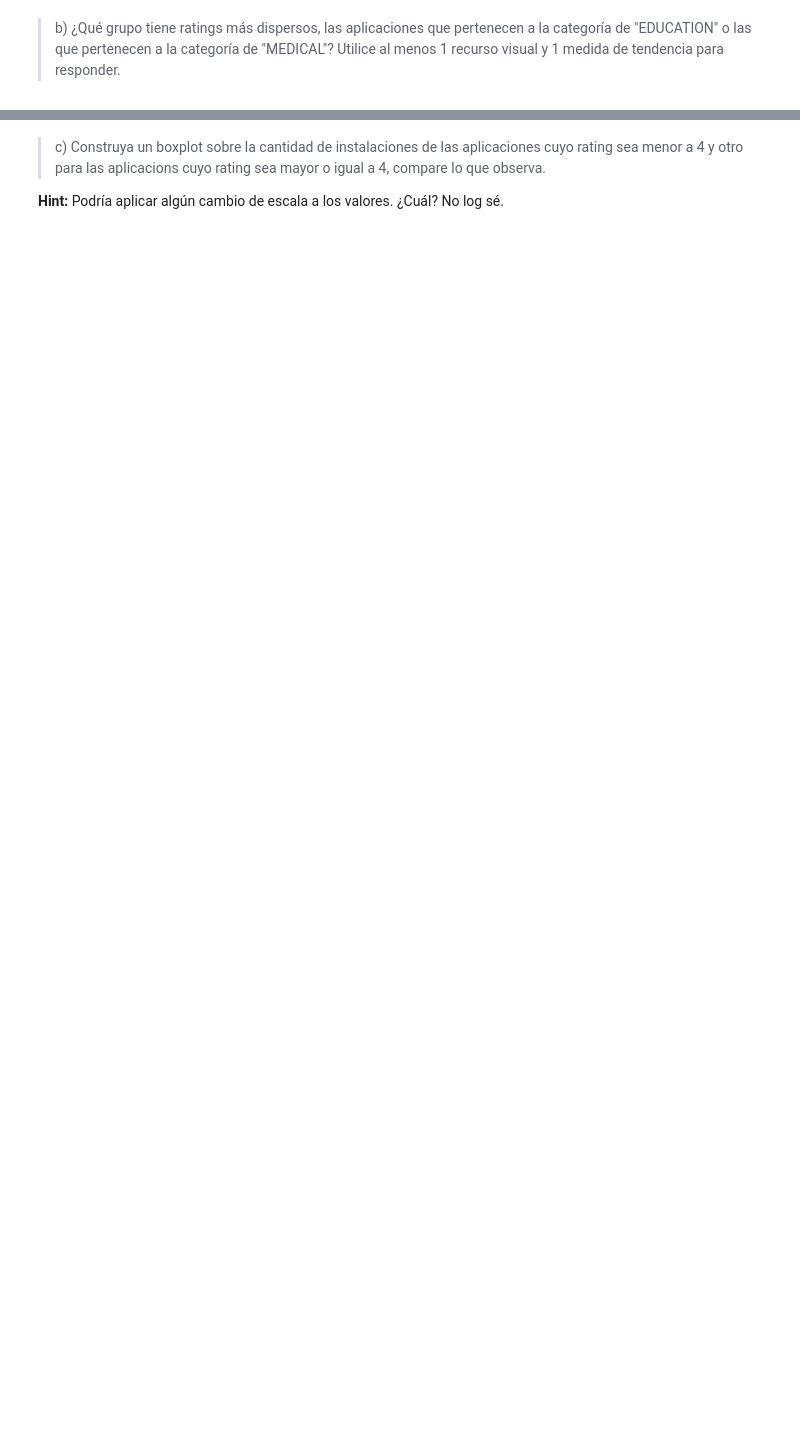
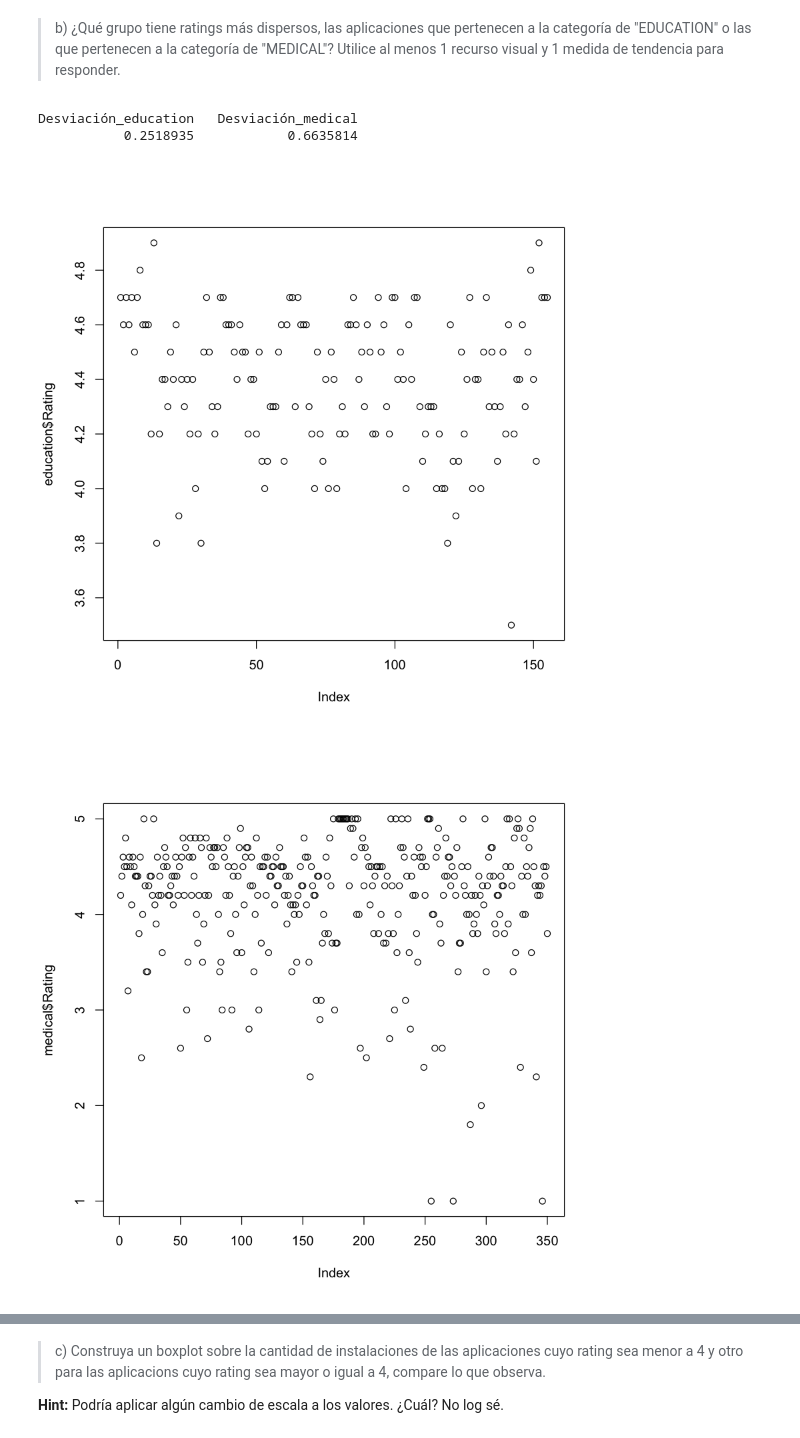
Before and after one commit to jpjorquera/Lab1-Estaca, a Jupyter notebook: Laboratorio 1.ipynb, the cells around one changed output, grey strips where cells are left out. Cells and saved outputs as stored; diff of their text form; code cells hidden in the pictures; blank space fills up the shorter version.

```diff
--- a/Laboratorio 1.ipynb
+++ b/Laboratorio 1.ipynb
@@ -99,2 +92,11 @@ El archivo a utilizar es "googleplaystore.csv" y para información extra puede r
+# %%
+datos <- read.csv("googleplaystore.csv")
+#Eliminar fila con categoria = 1.9
+datos<- datos[datos$Category != "1.9", ]
+#Eliminar filas NaN
+datos<- datos[datos$Type != 'NaN', ]
+datos<- datos[datos$Rating != 'NaN', ]
+#Rating a numeros
+datos$Rating <- as.numeric(datos$Rating)
 # %% [markdown]
 >a) ¿Es posible observar alguna concentración de ratings de las aplicaciones en torno a un intervalo? Si su respuesta es sí, ¿Qué rango/s tiene/n mayor concentración?
@@ -101,2 +120,20 @@ El archivo a utilizar es "googleplaystore.csv" y para información extra puede r
 # %% [markdown]
 >b) ¿Qué grupo tiene ratings más dispersos, las aplicaciones que pertenecen a la categoría de "EDUCATION" o las que pertenecen a la categoría de "MEDICAL"? Utilice al menos 1 recurso visual y 1 medida de tendencia para responder.
+# %%
+#Dividimos en dos subset
+education= subset(datos, datos$Category== "EDUCATION")
+medical= subset(datos, datos$Category== "MEDICAL")
+
+desv_education<- sd(education$Rating)
+desv_medical<- sd(medical$Rating)
+
+c(Desviación_education = desv_education, Desviación_medical= desv_medical)
+
+plot(education$Rating) #poner nmbre a los graficos
+plot(medical$Rating)
+#falta colocar una linea de tendencia para evidenciar la dispersión :o
+# %% [output]
+Desviación_education   Desviación_medical
+           0.2518935            0.6635814
+[figure, added]
+[figure, added]
```
Also changed, not shown: parts of 19 cells of this notebook.
